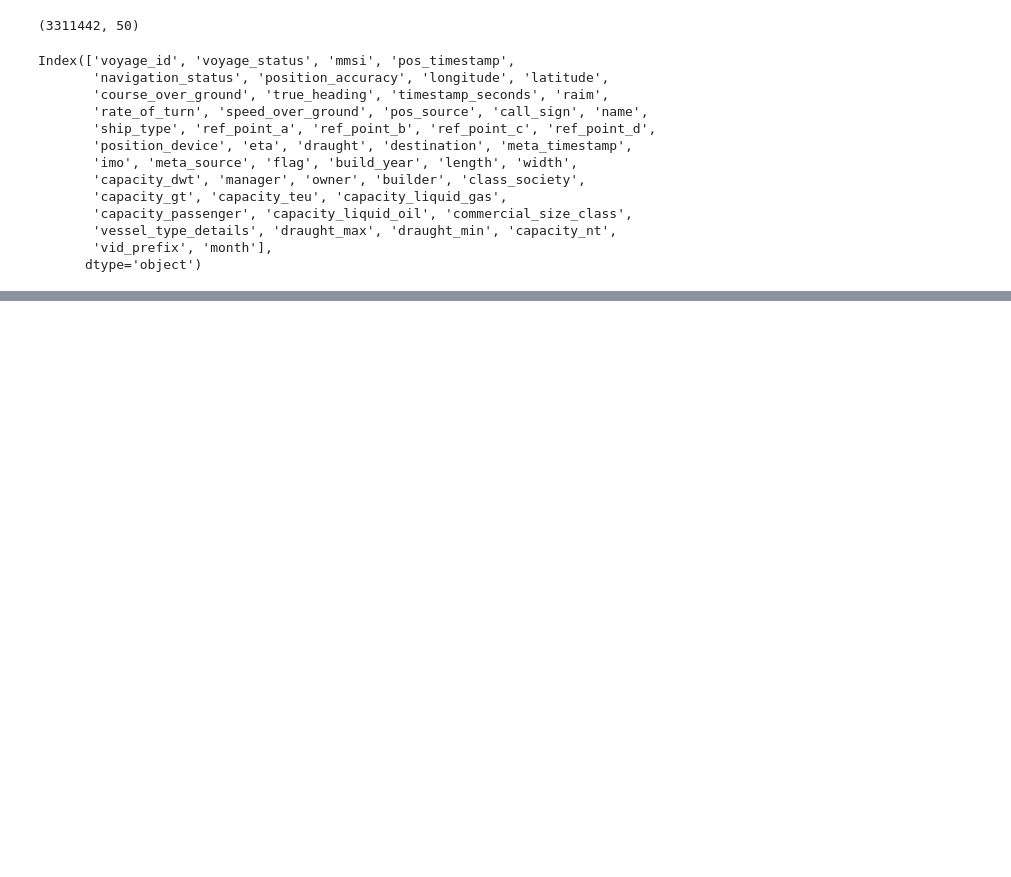
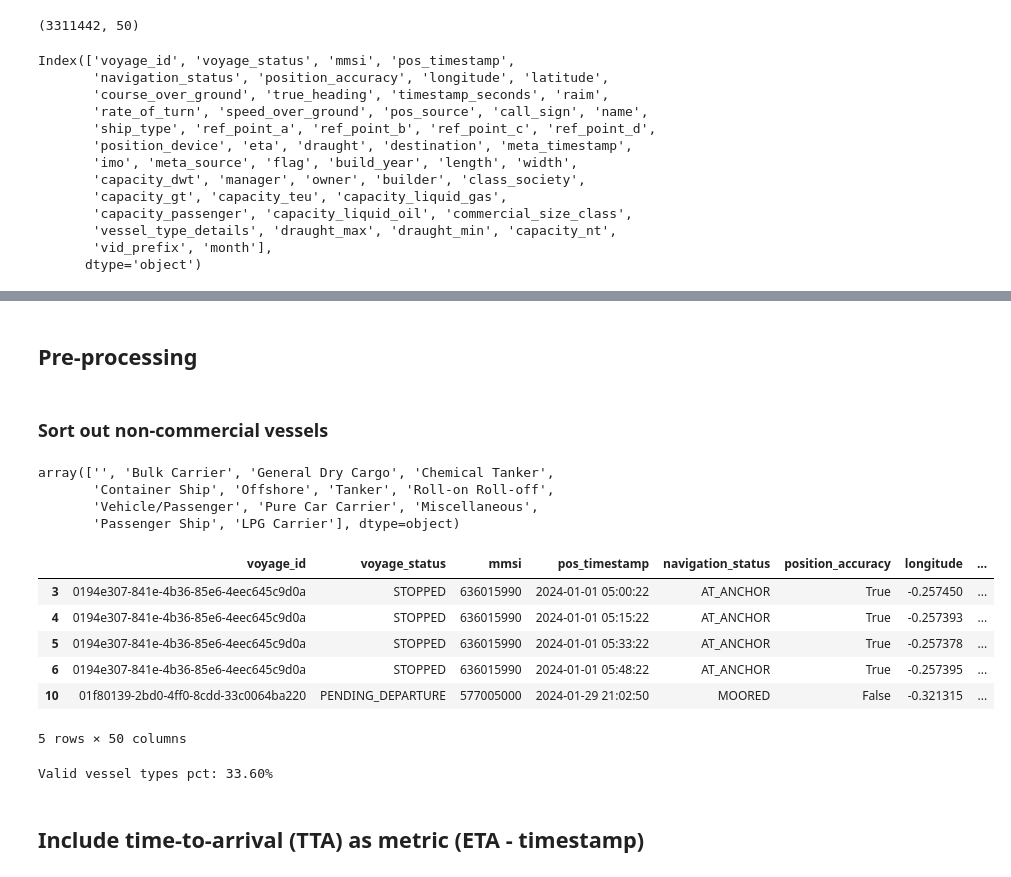
Before and after one commit to Magnuswlange/port_congestion_proj_ml, a Jupyter notebook: feature_selection.ipynb, the cells around one changed output, grey strips where cells are left out. Drawn from its saved outputs; the diff is of its cells as text; code cells hidden in the pictures; blank space fills up the shorter version.

Commit message:
added sections and initial pre-processing, including adding time-to-arrival in s and hrs columns

```diff
--- a/feature_selection.ipynb
+++ b/feature_selection.ipynb
@@ -151,0 +156,32 @@ Index(['voyage_id', 'voyage_status', 'mmsi', 'pos_timestamp',
+# %% [markdown]
+## Pre-processing
+# %% [markdown]
+### Sort out non-commercial vessels
+# %%
+arrivals_ais_data["vessel_type_details"].unique()
+# %% [output]
+array(['', 'Bulk Carrier', 'General Dry Cargo', 'Chemical Tanker',
+       'Container Ship', 'Offshore', 'Tanker', 'Roll-on Roll-off',
+       'Vehicle/Passenger', 'Pure Car Carrier', 'Miscellaneous',
+       'Passenger Ship', 'LPG Carrier'], dtype=object)
+# %%
+VALID_VESSEL_TYPES = ["Bulk Carrier", "General Dry Cargo", "Chemical Tanker", "Container Ship", "Tanker", "LPG Carrier", "Pure Car Carrier", "Roll-on Roll-off"]
+
+mask = arrivals_ais_data["vessel_type_details"].isin(VALID_VESSEL_TYPES)
+cargo_arrivals = arrivals_ais_data[mask].copy()
+cargo_arrivals.head()
+# %% [output]
+|  | voyage_id | voyage_status | mmsi | pos_timestamp | navigation_status | position_accuracy | longitude | ... |
+| 3 | 0194e307-841e-4b36-85e6-4eec645c9d0a | STOPPED | 636015990 | 2024-01-01 05:00:22 | AT_ANCHOR | True | -0.257450 | ... |
+| 4 | 0194e307-841e-4b36-85e6-4eec645c9d0a | STOPPED | 636015990 | 2024-01-01 05:15:22 | AT_ANCHOR | True | -0.257393 | ... |
+| 5 | 0194e307-841e-4b36-85e6-4eec645c9d0a | STOPPED | 636015990 | 2024-01-01 05:33:22 | AT_ANCHOR | True | -0.257378 | ... |
+| 6 | 0194e307-841e-4b36-85e6-4eec645c9d0a | STOPPED | 636015990 | 2024-01-01 05:48:22 | AT_ANCHOR | True | -0.257395 | ... |
+| 10 | 01f80139-2bd0-4ff0-8cdd-33c0064ba220 | PENDING_DEPARTURE | 577005000 | 2024-01-29 21:02:50 | MOORED | False | -0.321315 | ... |
+5 rows × 50 columns
+# %%
+valid_vessel_types_pct = (len(cargo_arrivals)/len(arrivals_ais_data["vessel_type_details"])) * 100
+print(f"Valid vessel types pct: {valid_vessel_types_pct:.2f}%")
+# %% [output]
+Valid vessel types pct: 33.60%
+# %% [markdown]
+## Include time-to-arrival (TTA) as metric (ETA - timestamp)
```
Also changed, not shown: parts of 18 cells of this notebook.
